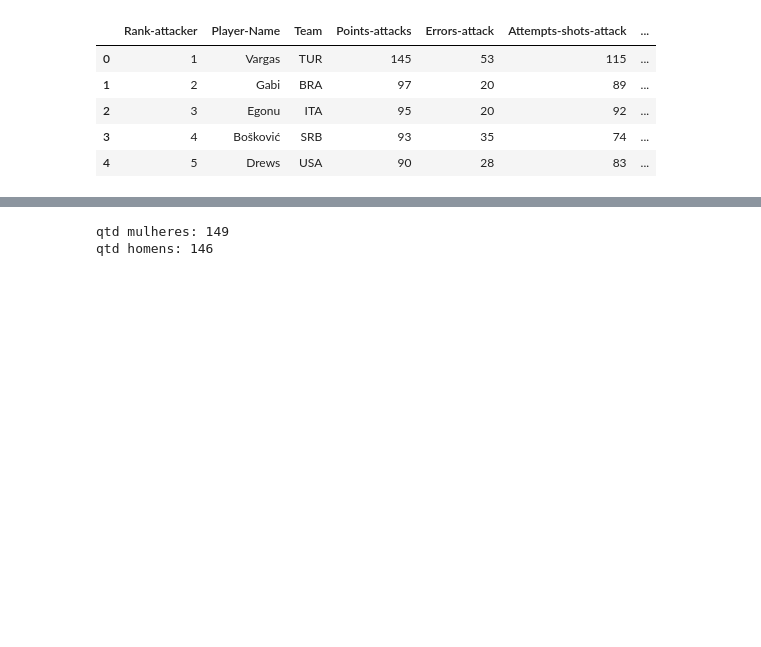
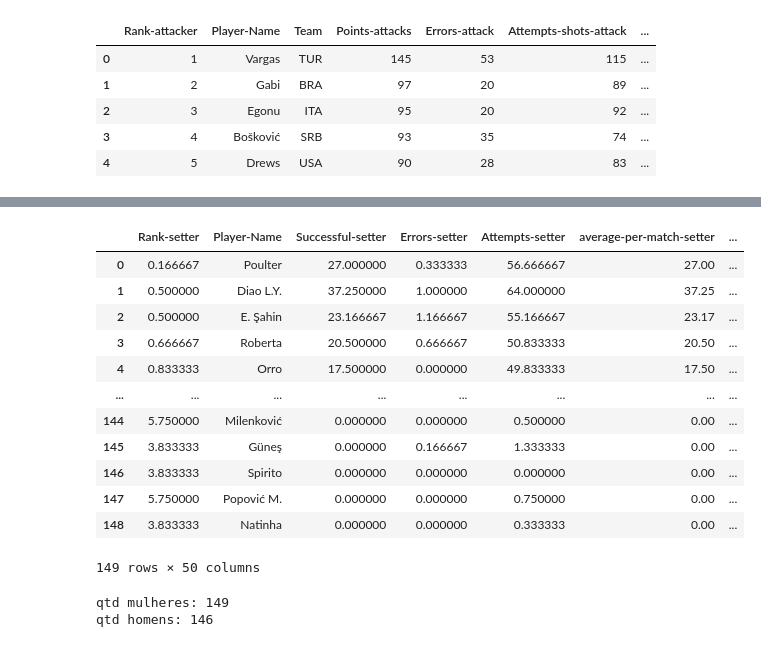
Before and after one commit to Malu-L/Projeto-DataVis, a Jupyter notebook: ECVD_2/main.ipynb, the cells around one changed output, grey strips where cells are left out. Saved outputs shown, nothing was run; the diff lists cells and outputs as text; code cells hidden in the pictures; blank space fills up the shorter version.

```diff
--- a/ECVD_2/main.ipynb
+++ b/ECVD_2/main.ipynb
@@ -113,3 +203,19 @@ Index(['Rank-setter', 'Player-Name', 'Successful-setter', 'Errors-setter',
+# %%
+df_paris_women
+# %% [output]
+|  | Rank-setter | Player-Name | Successful-setter | Errors-setter | Attempts-setter | average-per-match-setter | ... |
+| 0 | 0.166667 | Poulter | 27.000000 | 0.333333 | 56.666667 | 27.00 | ... |
+| 1 | 0.500000 | Diao L.Y. | 37.250000 | 1.000000 | 64.000000 | 37.25 | ... |
+| 2 | 0.500000 | E. Şahin | 23.166667 | 1.166667 | 55.166667 | 23.17 | ... |
+| 3 | 0.666667 | Roberta | 20.500000 | 0.666667 | 50.833333 | 20.50 | ... |
+| 4 | 0.833333 | Orro | 17.500000 | 0.000000 | 49.833333 | 17.50 | ... |
+| ... | ... | ... | ... | ... | ... | ... | ... |
+| 144 | 5.750000 | Milenković | 0.000000 | 0.000000 | 0.500000 | 0.00 | ... |
+| 145 | 3.833333 | Güneş | 0.000000 | 0.166667 | 1.333333 | 0.00 | ... |
+| 146 | 3.833333 | Spirito | 0.000000 | 0.000000 | 0.000000 | 0.00 | ... |
+| 147 | 5.750000 | Popović M. | 0.000000 | 0.000000 | 0.750000 | 0.00 | ... |
+| 148 | 3.833333 | Natinha | 0.000000 | 0.000000 | 0.333333 | 0.00 | ... |
+149 rows × 50 columns
 # %%
 print("qtd mulheres:", len(df_paris_women))
 print("qtd homens:", len(df_paris_men))
```
Also changed, not shown: parts of 5 cells of this notebook.
